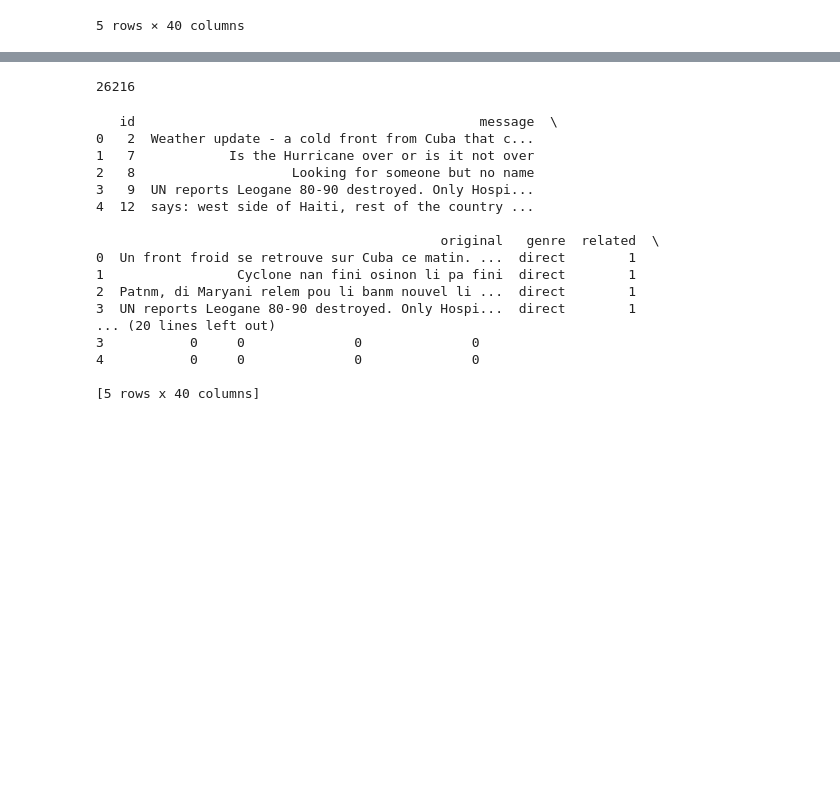
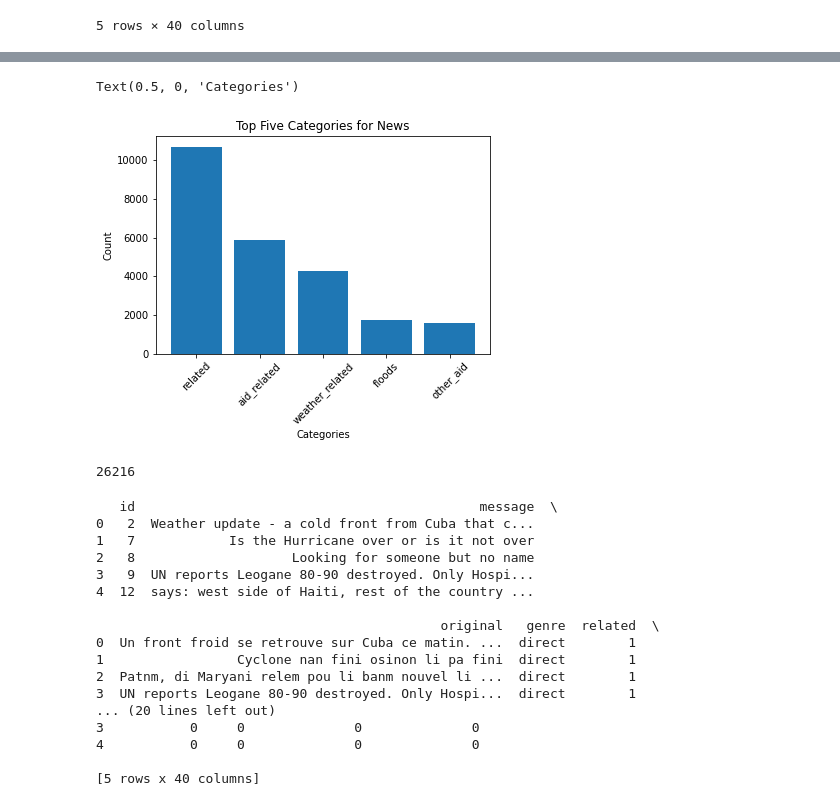
Before and after one commit to MusumuriSamson/Project-Disaster-Response-Pipeline, a Jupyter notebook: data/process_data.ipynb, the cells around one changed output, grey strips where cells are left out. Saved outputs shown, nothing was run; the diff lists cells and outputs as text; code cells hidden in the pictures; blank space fills up the shorter version.

```diff
--- a/data/process_data.ipynb
+++ b/data/process_data.ipynb
@@ -243,3 +242,16 @@ plt.show()
+# %%
+# Graph 3 - News
+top_news_cat=df[df['genre'] == 'news'].iloc[:,4:].sum().sort_values(ascending=False).head(5)
+top_news_cat_names = list(top_direct_cat.index)
+
+plt.bar(top_news_cat_names,top_news_cat)
+plt.title('Top Five Categories for News')
+plt.xticks(rotation=45)
+plt.ylabel('Count')
+plt.xlabel('Categories')
+# %% [output]
+Text(0.5, 0, 'Categories')
+[figure, added]
 # %%
 # Load the data into a database
 
```
Also changed, not shown: parts of 3 cells of this notebook, 1 other file.
